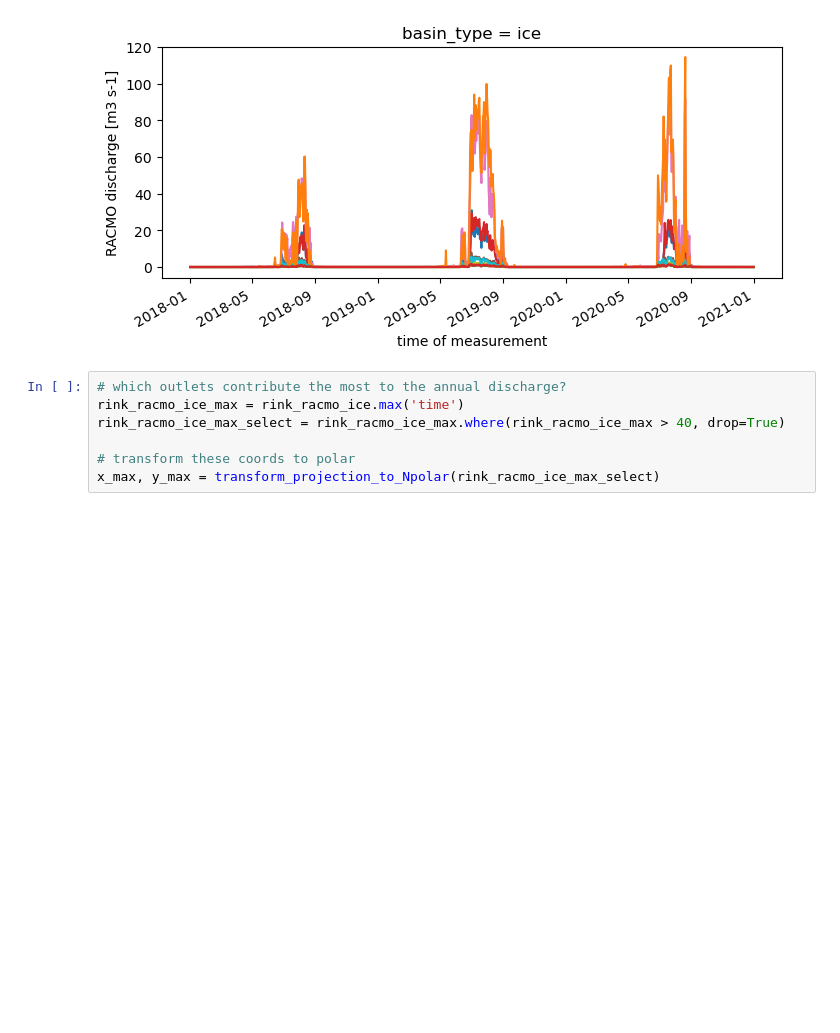
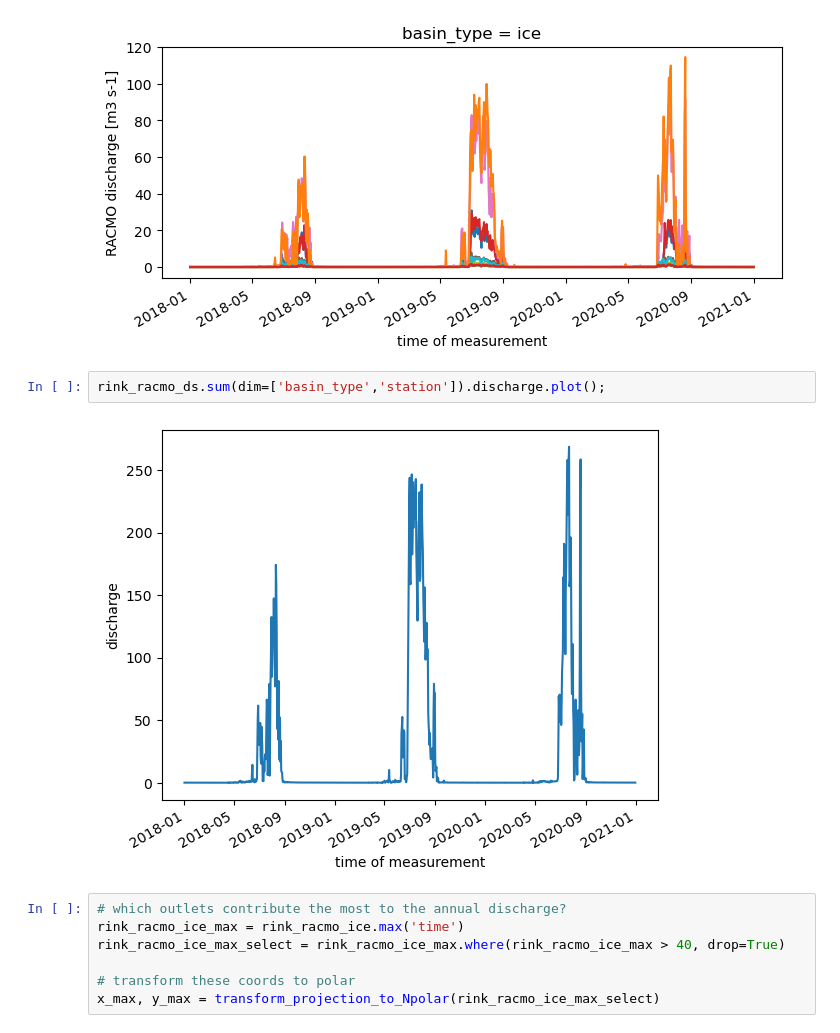
Before and after one commit to mjzahn/glacier_discharge, a Jupyter notebook: liquid_freshwater_discharge.ipynb, the cells around one changed output. Cells and saved outputs as stored; diff of their text form; blank space fills up the shorter version.

```diff
--- a/liquid_freshwater_discharge.ipynb
+++ b/liquid_freshwater_discharge.ipynb
@@ -195,6 +195,10 @@ rink_racmo_ds.sel(basin_type='land').discharge.plot.line(hue='station', add_lege
 rink_racmo_ds.sel(basin_type='ice').discharge.plot.line(hue='station', add_legend=None, figsize=[8,3]);
 # %% [output]
 [figure]
+# %%
+rink_racmo_ds.sum(dim=['basin_type','station']).discharge.plot();
+# %% [output]
+[figure, added]
 # %%
 # which outlets contribute the most to the annual discharge?
 rink_racmo_ice_max = rink_racmo_ice.max('time')
```
Also changed, not shown: parts of 10 cells of this notebook.
